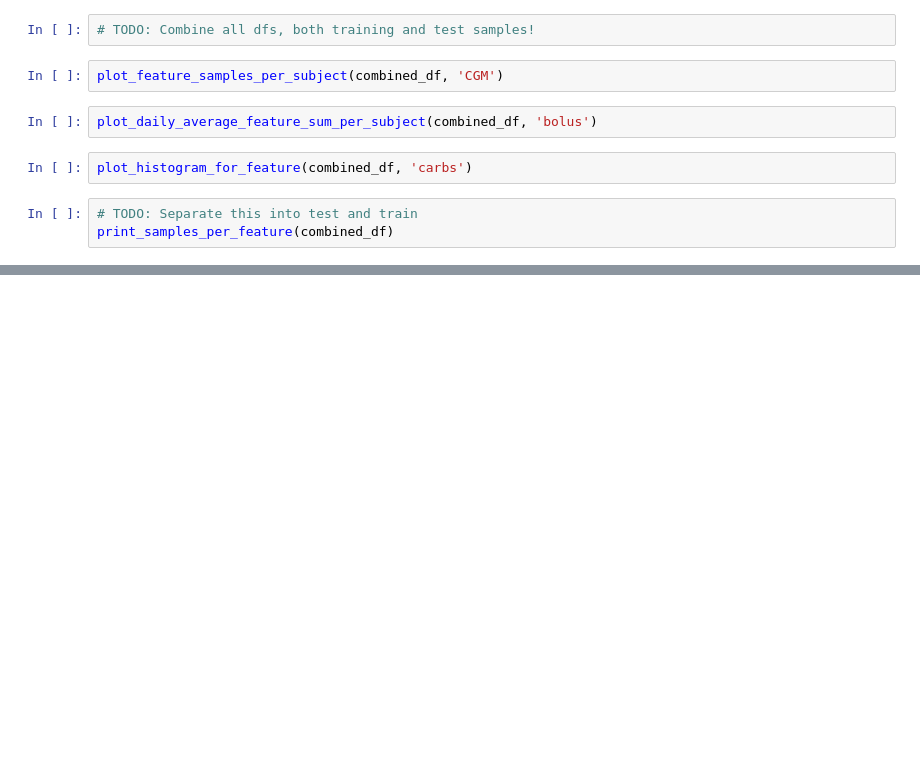
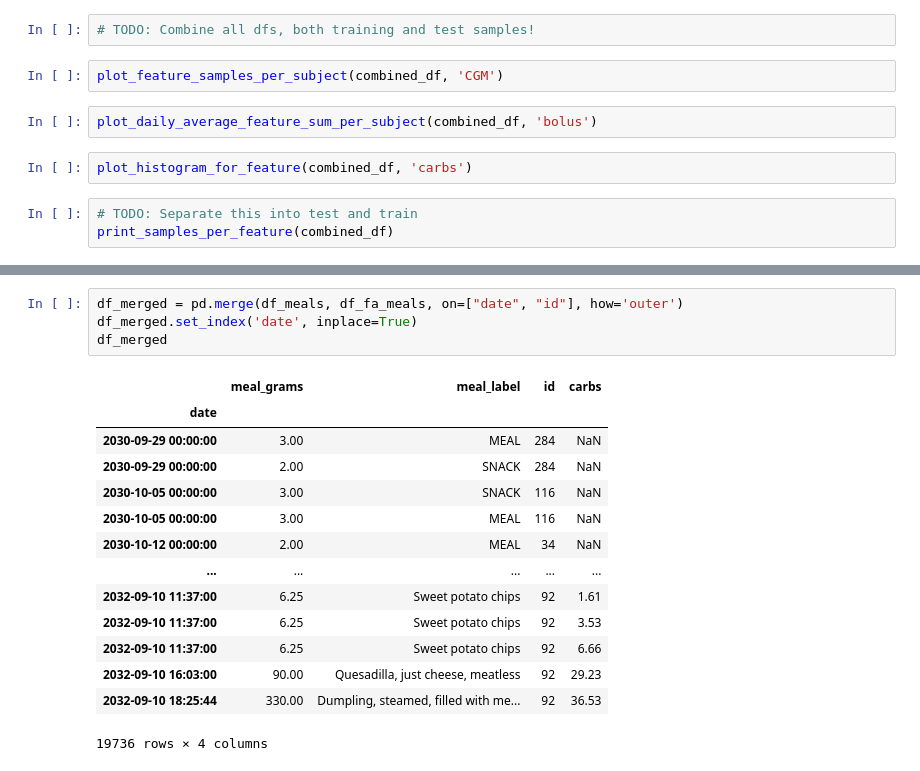
Before and after one commit to miriamkw/BGP_DatasetMerge, a Jupyter notebook: notebooks/dataset_overview.ipynb, the cells around one changed output, grey strips where cells are left out. Drawn from its saved outputs; the diff is of its cells as text; blank space fills up the shorter version.

```diff
--- a/notebooks/dataset_overview.ipynb
+++ b/notebooks/dataset_overview.ipynb
@@ -236,0 +393,19 @@ print_samples_per_feature(combined_df)
+# %%
+df_merged = pd.merge(df_meals, df_fa_meals, on=["date", "id"], how='outer')
+df_merged.set_index('date', inplace=True)
+df_merged
+# %% [output]
+|  | meal_grams | meal_label | id | carbs |
+| date |  |  |  |  |
+| 2030-09-29 00:00:00 | 3.00 | MEAL | 284 | NaN |
+| 2030-09-29 00:00:00 | 2.00 | SNACK | 284 | NaN |
+| 2030-10-05 00:00:00 | 3.00 | SNACK | 116 | NaN |
+| 2030-10-05 00:00:00 | 3.00 | MEAL | 116 | NaN |
+| 2030-10-12 00:00:00 | 2.00 | MEAL | 34 | NaN |
+| ... | ... | ... | ... | ... |
+| 2032-09-10 11:37:00 | 6.25 | Sweet potato chips | 92 | 1.61 |
+| 2032-09-10 11:37:00 | 6.25 | Sweet potato chips | 92 | 3.53 |
+| 2032-09-10 11:37:00 | 6.25 | Sweet potato chips | 92 | 6.66 |
+| 2032-09-10 16:03:00 | 90.00 | Quesadilla, just cheese, meatless | 92 | 29.23 |
+| 2032-09-10 18:25:44 | 330.00 | Dumpling, steamed, filled with me... | 92 | 36.53 |
+19736 rows × 4 columns
```
Also changed, not shown: parts of 20 cells of this notebook, 1 other file.
